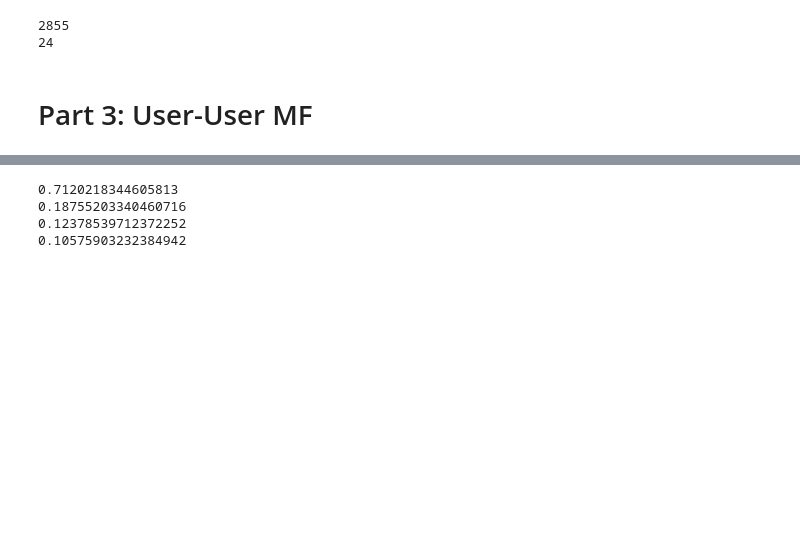
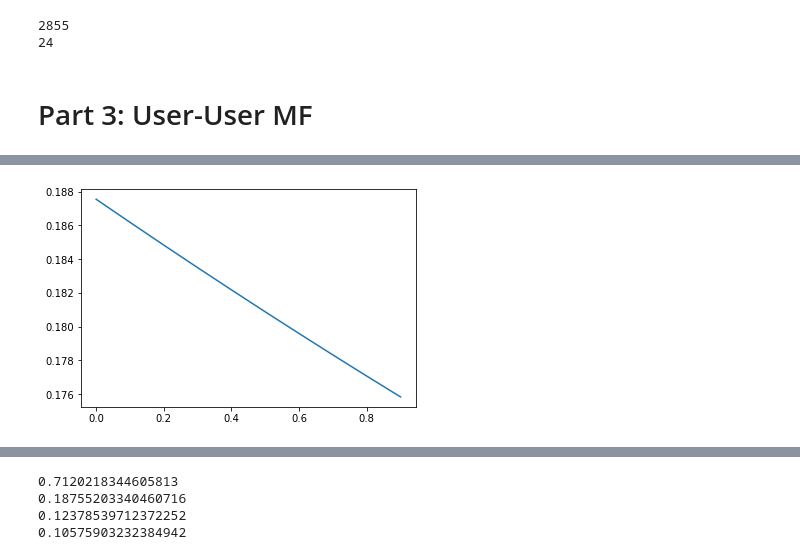
Before and after one commit to aditya-pethe/LyRec, a Jupyter notebook: user_songs.ipynb, the cells around one changed output, grey strips where cells are left out. Drawn from its saved outputs; the diff is of its cells as text; code cells hidden in the pictures; blank space fills up the shorter version.

```diff
--- a/user_songs.ipynb
+++ b/user_songs.ipynb
@@ -434,0 +439,15 @@ array([[  60.9 ,  121.05,   28.4 , ...,   23.5 ,  220.3 ,  510.25],
+# %%
+a = [0.1 * i for i in range(10)]
+alpha_rmse = []
+for i in a:
+    nmf = NMF(alpha=i)
+    W = nmf.fit_transform(train_mat)
+    factorization_matrix = nmf.components_
+    mf_mat = np.dot(W,factorization_matrix)
+
+    alpha_rmse.append(new_rmse(test_mat,mf_mat))
+
+plt.plot(a, alpha_rmse)
+plt.show()
+# %% [output]
+[figure, added]
```
Also changed, not shown: parts of 16 cells of this notebook.
